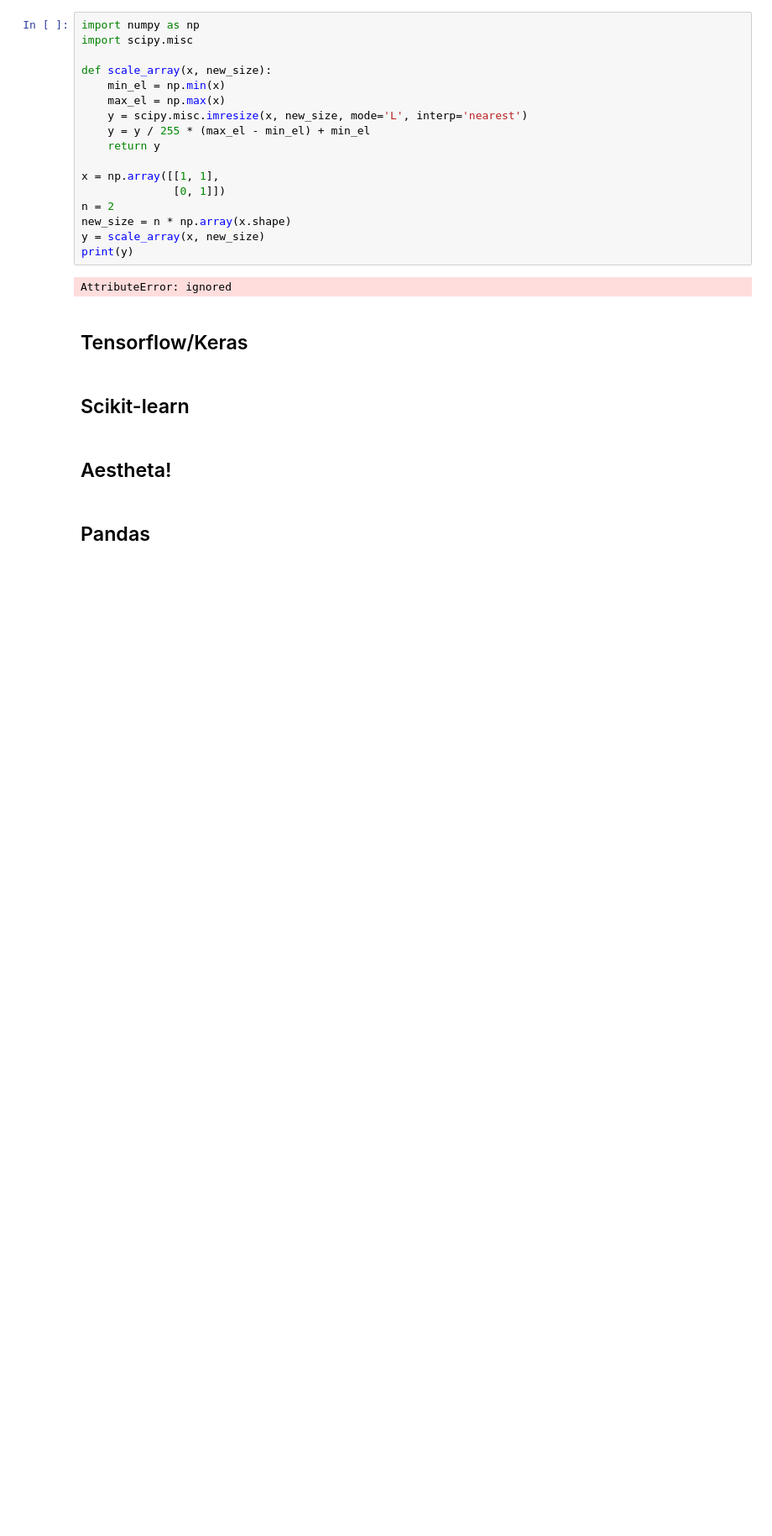
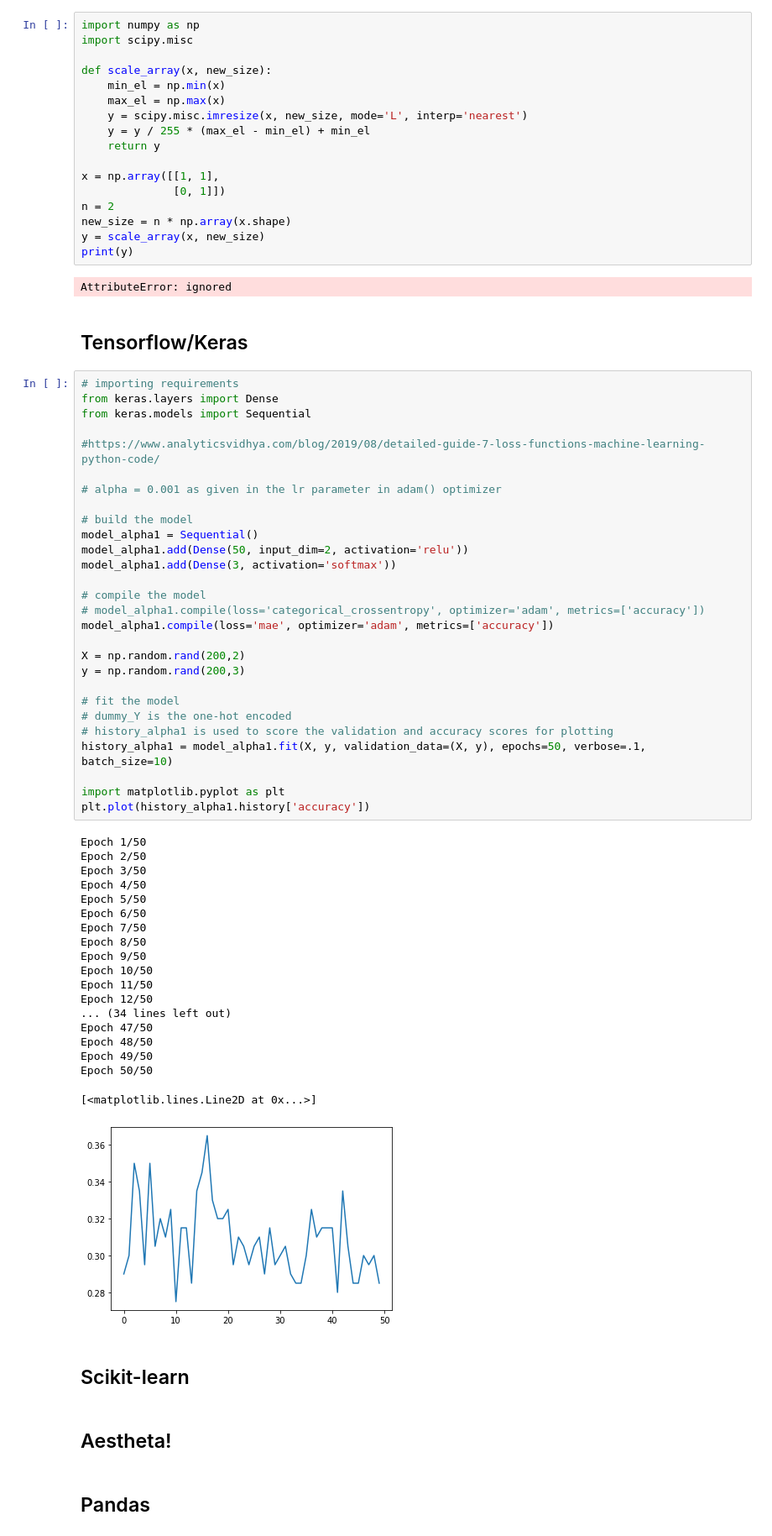
Before and after one commit to NSCC-COGS/Aestheta, a Jupyter notebook: Tutorials/numpy_tutorial.ipynb, the cells around one changed output. Shown at 84% size. Saved outputs shown, nothing was run; the diff lists cells and outputs as text; blank space fills up the shorter version.

```diff
--- a/Tutorials/numpy_tutorial.ipynb
+++ b/Tutorials/numpy_tutorial.ipynb
@@ -952,6 +1052,54 @@ print(y)
 AttributeError: ignored
 # %% [markdown]
 ## Tensorflow/Keras
+# %%
+# importing requirements
+from keras.layers import Dense
+from keras.models import Sequential
+
+#https://www.analyticsvidhya.com/blog/2019/08/detailed-guide-7-loss-functions-machine-learning-python-code/
+
+# alpha = 0.001 as given in the lr parameter in adam() optimizer
+
+# build the model
+model_alpha1 = Sequential()
+model_alpha1.add(Dense(50, input_dim=2, activation='relu'))
+model_alpha1.add(Dense(3, activation='softmax'))
+
+# compile the model
+# model_alpha1.compile(loss='categorical_crossentropy', optimizer='adam', metrics=['accuracy'])
+model_alpha1.compile(loss='mae', optimizer='adam', metrics=['accuracy'])
+
+X = np.random.rand(200,2)
+y = np.random.rand(200,3)
+
+# fit the model
+# dummy_Y is the one-hot encoded
+# history_alpha1 is used to score the validation and accuracy scores for plotting
+history_alpha1 = model_alpha1.fit(X, y, validation_data=(X, y), epochs=50, verbose=.1, batch_size=10)
+
+import matplotlib.pyplot as plt
+plt.plot(history_alpha1.history['accuracy'])
+# %% [output]
+Epoch 1/50
+Epoch 2/50
+Epoch 3/50
+Epoch 4/50
+Epoch 5/50
+Epoch 6/50
+Epoch 7/50
+Epoch 8/50
+Epoch 9/50
+Epoch 10/50
+Epoch 11/50
+Epoch 12/50
+... (34 lines left out)
+Epoch 47/50
+Epoch 48/50
+Epoch 49/50
+Epoch 50/50
+[<matplotlib.lines.Line2D at 0x...>]
+[figure, added]
 # %% [markdown]
 ## Scikit-learn
 # %% [markdown]
```
Also changed, not shown: parts of 3 cells of this notebook.
